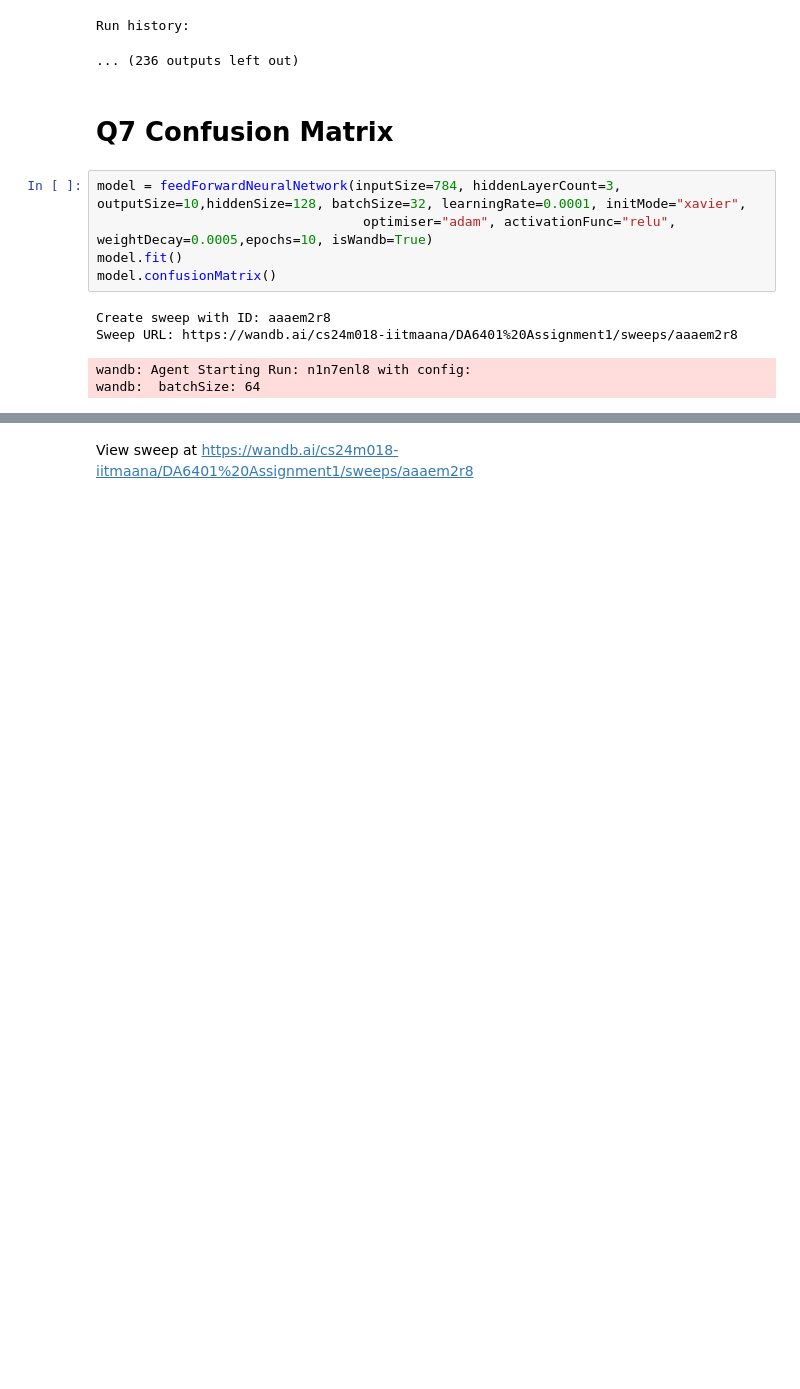
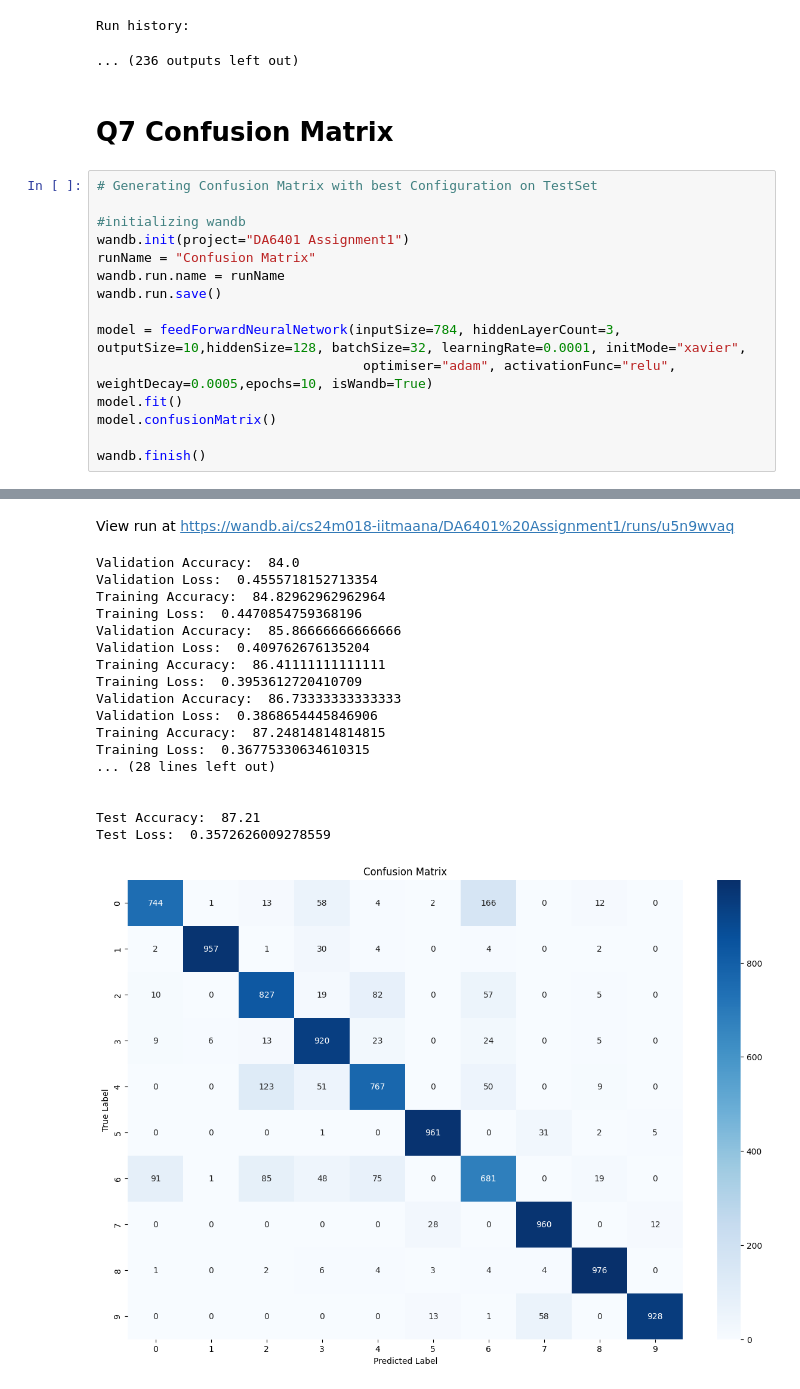
Before and after one commit to DineshKatravath/da6401_assignment1, a Jupyter notebook: DA6401_Assignment1.ipynb, the cells around one changed output, grey strips where cells are left out. Drawn from its saved outputs; the diff is of its cells as text; blank space fills up the shorter version.

```diff
--- a/DA6401_Assignment1.ipynb
+++ b/DA6401_Assignment1.ipynb
@@ -1046,12 +1038,18 @@ Run history:
 # %% [markdown]
 # Q7 Confusion Matrix
 # %%
+# Generating Confusion Matrix with best Configuration on TestSet
+
+#initializing wandb
+wandb.init(project="DA6401 Assignment1")
+runName = "Confusion Matrix"
+wandb.run.name = runName
+wandb.run.save()
+
 model = feedForwardNeuralNetwork(inputSize=784, hiddenLayerCount=3, outputSize=10,hiddenSize=128, batchSize=32, learningRate=0.0001, initMode="xavier",
                                   optimiser="adam", activationFunc="relu", weightDecay=0.0005,epochs=10, isWandb=True)
 model.fit()
 model.confusionMatrix()
+
+wandb.finish()
 # %% [output]
-Create sweep with ID: aaaem2r8
-Sweep URL: https://wandb.ai/cs24m018-iitmaana/DA6401%20Assignment1/sweeps/aaaem2r8
-wandb: Agent Starting Run: n1n7enl8 with config:
-wandb:  batchSize: 64
@@ -1062,2 +1059,20 @@ Sweep page: https://wandb.ai/cs24m018-iitmaana/DA6401%20Assignment1/sweeps/aaaem
 View project at https://wandb.ai/cs24m018-iitmaana/DA6401%20Assignment1
-View sweep at https://wandb.ai/cs24m018-iitmaana/DA6401%20Assignment1/sweeps/aaaem2r8
+View run at https://wandb.ai/cs24m018-iitmaana/DA6401%20Assignment1/runs/u5n9wvaq
+Validation Accuracy:  84.0
+Validation Loss:  0.4555718152713354
+Training Accuracy:  84.82962962962964
+Training Loss:  0.4470854759368196
+Validation Accuracy:  85.86666666666666
+Validation Loss:  0.409762676135204
+Training Accuracy:  86.41111111111111
+Training Loss:  0.3953612720410709
+Validation Accuracy:  86.73333333333333
+Validation Loss:  0.3868654445846906
+Training Accuracy:  87.24814814814815
+Training Loss:  0.36775330634610315
+... (28 lines left out)
+
+
+Test Accuracy:  87.21
+Test Loss:  0.3572626009278559
+[figure, added]
```
Also changed, not shown: parts of 12 cells of this notebook.
